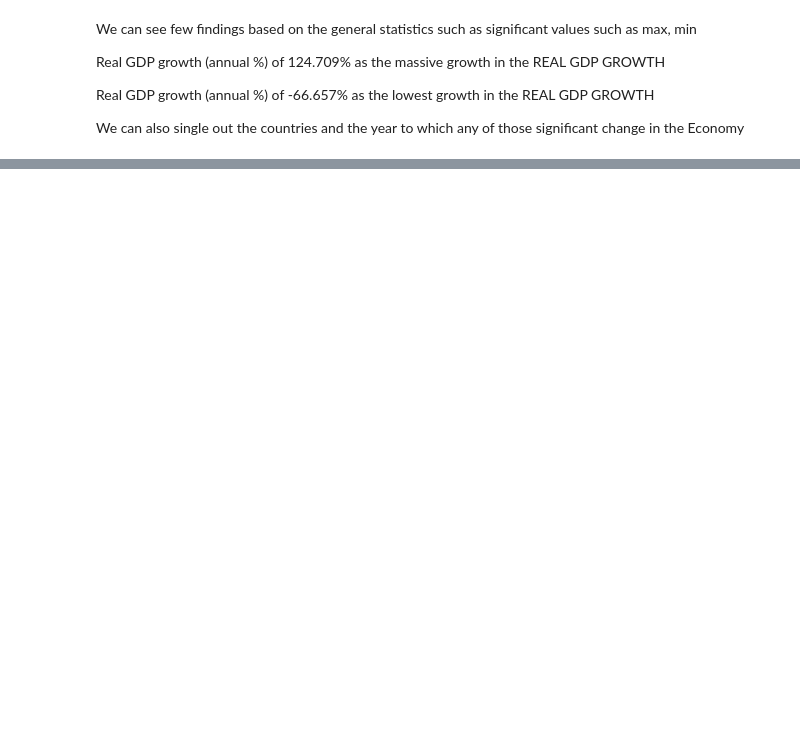
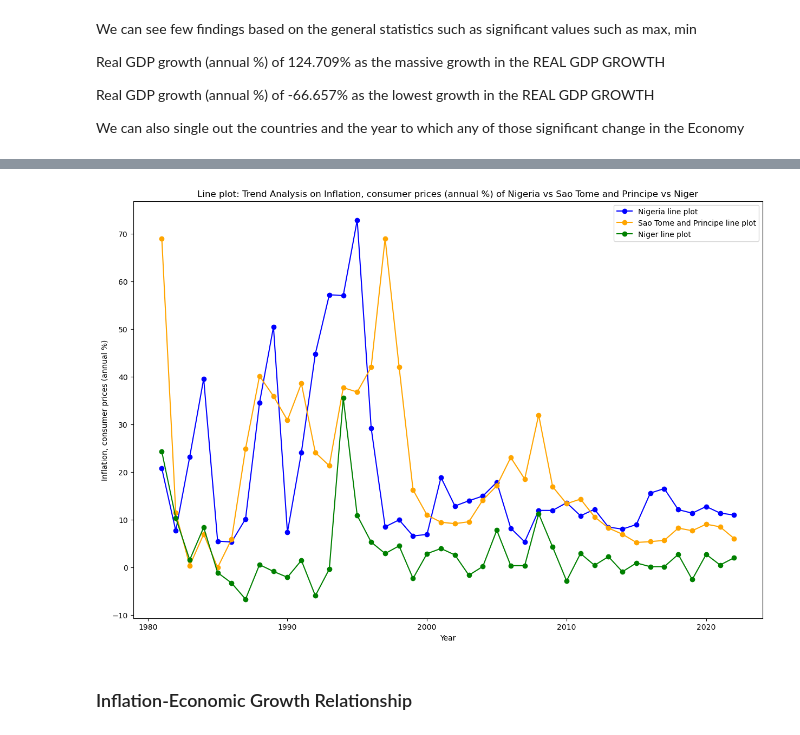
Before and after one commit to andazi/EDA-African-Economic-Performance, a Jupyter notebook: AFRICAN ECONOMY EDA.ipynb, the cells around one changed output, grey strips where cells are left out. Cells and saved outputs as stored; diff of their text form; code cells hidden in the pictures; blank space fills up the shorter version.

```diff
--- a/AFRICAN ECONOMY EDA.ipynb
+++ b/AFRICAN ECONOMY EDA.ipynb
@@ -542,0 +418,6 @@ plt.show()
+# %%
+trend_analysis(inflation, 'NGA', 'STP', 'Ner')
+# %% [output]
+[figure, added]
+# %% [markdown]
+### Inflation-Economic Growth Relationship
```
Also changed, not shown: parts of 20 cells of this notebook, 10 other files.
